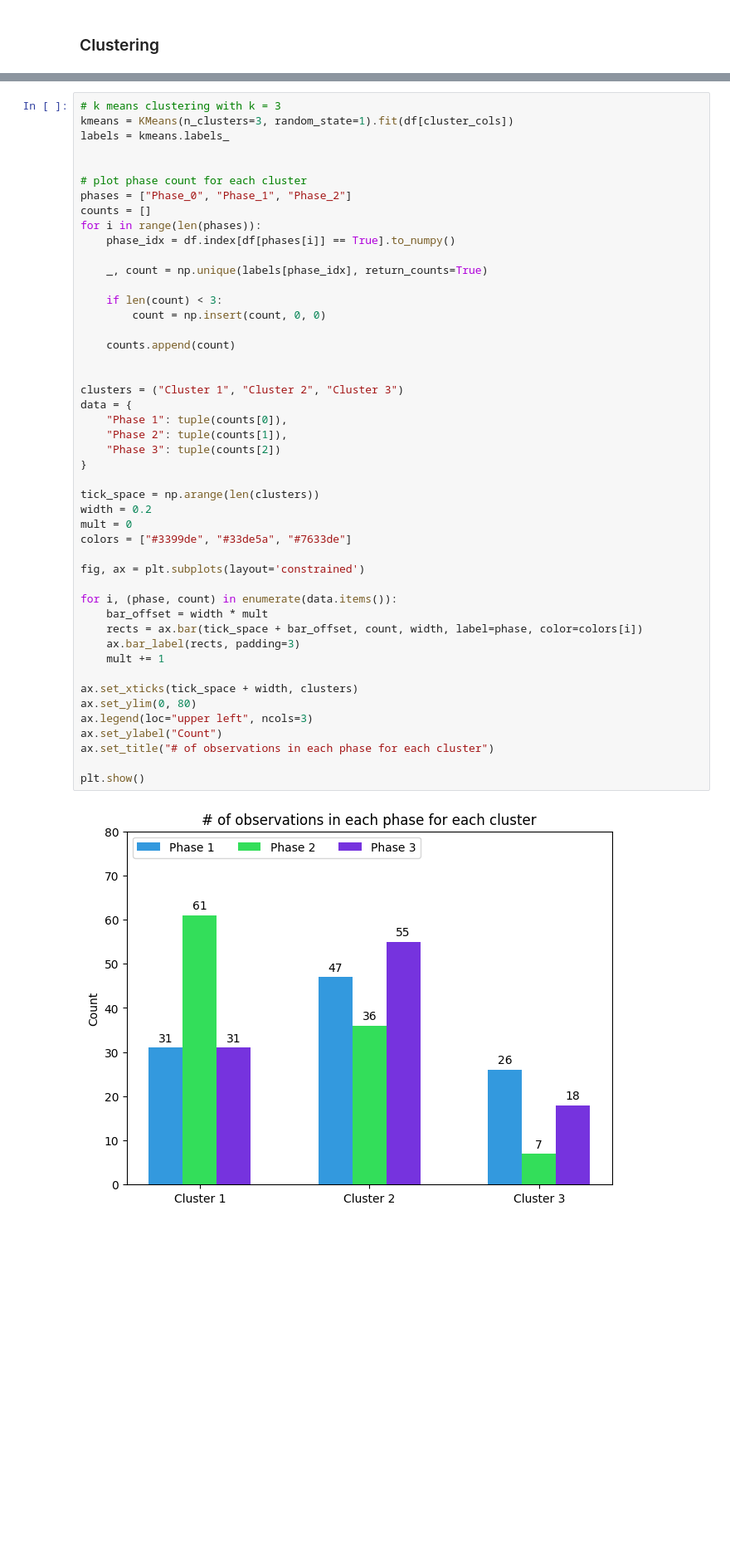
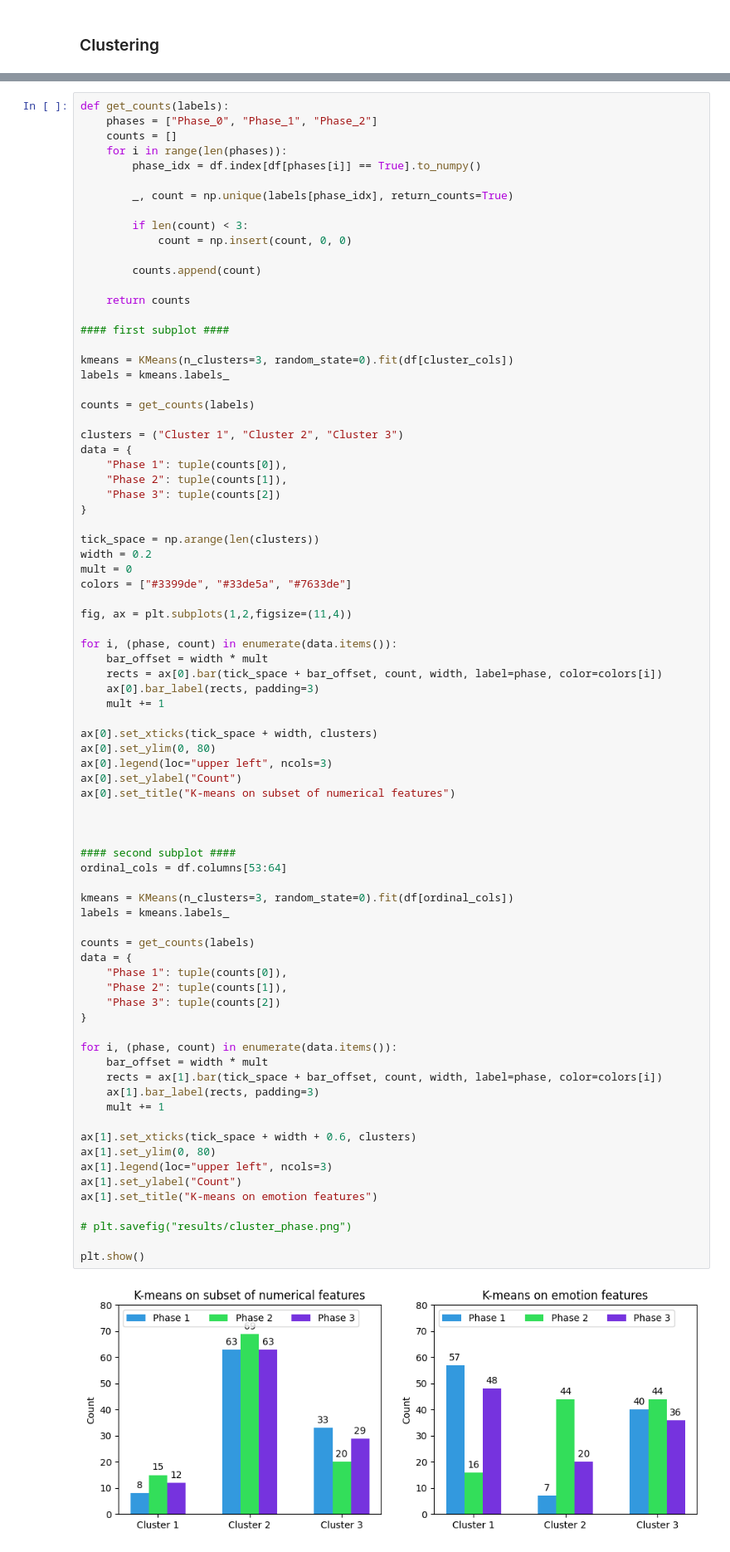
Before and after one commit to hjelp200121/02582Case2, a Jupyter notebook: clustering_analysis.ipynb, the cells around one changed output, grey strips where cells are left out. Shown at 83% size. Drawn from its saved outputs; the diff is of its cells as text; blank space fills up the shorter version.

```diff
--- a/clustering_analysis.ipynb
+++ b/clustering_analysis.ipynb
@@ -125,51 +144,83 @@ plt.show()
 # %% [output]
 [figure]
 # %%
-# k means clustering with k = 3
-kmeans = KMeans(n_clusters=3, random_state=1).fit(df[cluster_cols])
+def get_counts(labels):
+    phases = ["Phase_0", "Phase_1", "Phase_2"]
+    counts = []
+    for i in range(len(phases)):
+        phase_idx = df.index[df[phases[i]] == True].to_numpy()
+
+        _, count = np.unique(labels[phase_idx], return_counts=True)
+
+        if len(count) < 3:
+            count = np.insert(count, 0, 0)
+
+        counts.append(count)
+
+    return counts
+
+#### first subplot ####
+
+kmeans = KMeans(n_clusters=3, random_state=0).fit(df[cluster_cols])
 labels = kmeans.labels_
 
-
-# plot phase count for each cluster
-phases = ["Phase_0", "Phase_1", "Phase_2"]
-counts = []
-for i in range(len(phases)):
-    phase_idx = df.index[df[phases[i]] == True].to_numpy()
-
-    _, count = np.unique(labels[phase_idx], return_counts=True)
-
-    if len(count) < 3:
-        count = np.insert(count, 0, 0)
-
-    counts.append(count)
-
+counts = get_counts(labels)
 
 clusters = ("Cluster 1", "Cluster 2", "Cluster 3")
 data = {
     "Phase 1": tuple(counts[0]),
     "Phase 2": tuple(counts[1]),
     "Phase 3": tuple(counts[2])
 }
 
 tick_space = np.arange(len(clusters))
 width = 0.2
 mult = 0
 colors = ["#3399de", "#33de5a", "#7633de"]
 
-fig, ax = plt.subplots(layout='constrained')
+fig, ax = plt.subplots(1,2,figsize=(11,4))
 
 for i, (phase, count) in enumerate(data.items()):
     bar_offset = width * mult
-    rects = ax.bar(tick_space + bar_offset, count, width, label=phase, color=colors[i])
-    ax.bar_label(rects, padding=3)
+    rects = ax[0].bar(tick_space + bar_offset, count, width, label=phase, color=colors[i])
+    ax[0].bar_label(rects, padding=3)
     mult += 1
 
-ax.set_xticks(tick_space + width, clusters)
-ax.set_ylim(0, 80)
-ax.legend(loc="upper left", ncols=3)
-ax.set_ylabel("Count")
-ax.set_title("# of observations in each phase for each cluster")
+ax[0].set_xticks(tick_space + width, clusters)
+ax[0].set_ylim(0, 80)
+ax[0].legend(loc="upper left", ncols=3)
+ax[0].set_ylabel("Count")
+ax[0].set_title("K-means on subset of numerical features")
+
+
+
+#### second subplot ####
+ordinal_cols = df.columns[53:64]
+
+kmeans = KMeans(n_clusters=3, random_state=0).fit(df[ordinal_cols])
+labels = kmeans.labels_
+
+counts = get_counts(labels)
+data = {
+    "Phase 1": tuple(counts[0]),
+    "Phase 2": tuple(counts[1]),
+    "Phase 3": tuple(counts[2])
+}
+
+for i, (phase, count) in enumerate(data.items()):
+    bar_offset = width * mult
+    rects = ax[1].bar(tick_space + bar_offset, count, width, label=phase, color=colors[i])
+    ax[1].bar_label(rects, padding=3)
+    mult += 1
+
+ax[1].set_xticks(tick_space + width + 0.6, clusters)
+ax[1].set_ylim(0, 80)
+ax[1].legend(loc="upper left", ncols=3)
+ax[1].set_ylabel("Count")
+ax[1].set_title("K-means on emotion features")
+
+# plt.savefig("results/cluster_phase.png")
 
 plt.show()
 # %% [output]
-[figure, old version]
+[figure, new version]
```
Also changed, not shown: parts of 10 cells of this notebook.
